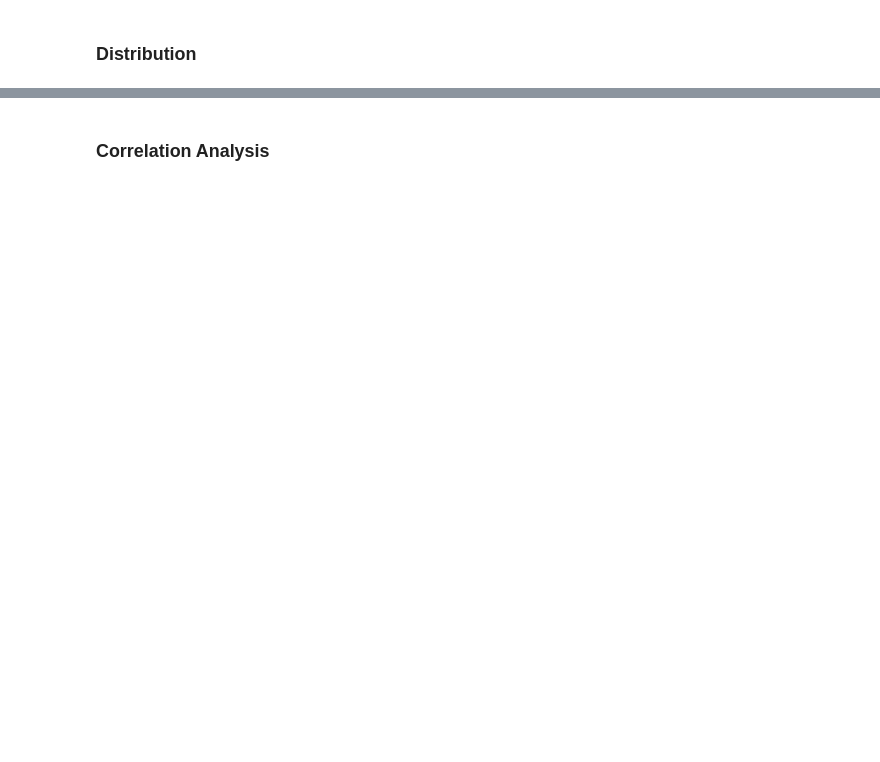
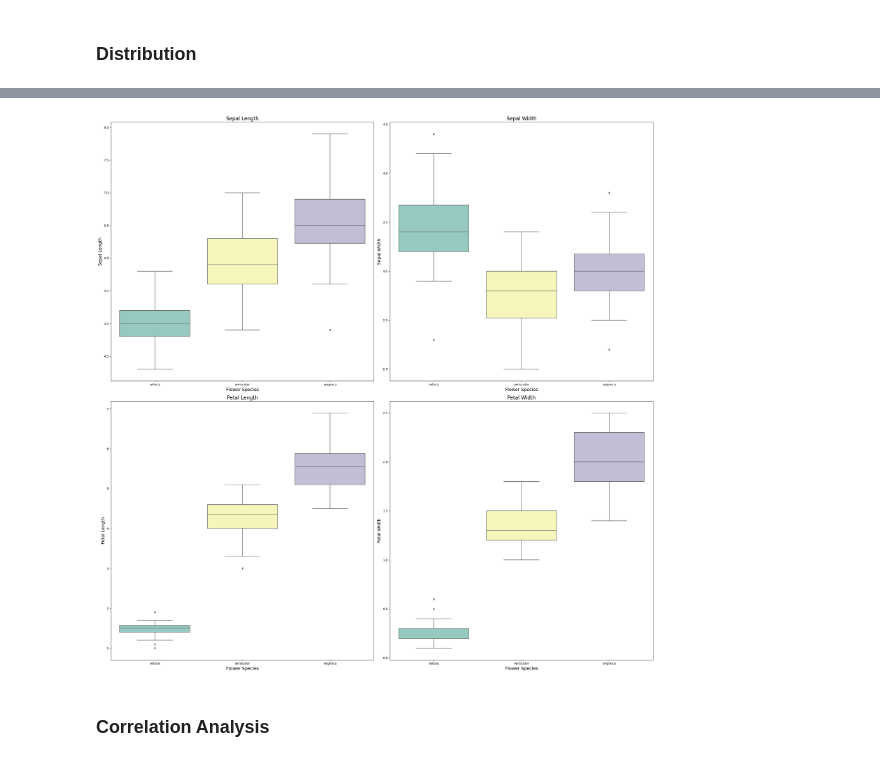
Before and after one commit to FDEgan/Iris_Project, a Jupyter notebook: Analysis.ipynb, the cells around one changed output, grey strips where cells are left out. Cells and saved outputs as stored; diff of their text form; code cells hidden in the pictures; blank space fills up the shorter version.

```diff
--- a/Analysis.ipynb
+++ b/Analysis.ipynb
@@ -660,3 +740,47 @@ plt.show()
+# %%
+a, ax = plt.subplots(2, 2, # Creating a sub plot and
+                    figsize=(25, 25)) # Creating the size of the sub plot
+sns.boxplot(x="species", # Creating a box plot where species is on the x-axis
+            y="sepal_length", # Setting the sepal length to be on the y-axis
+            data=df, # Using data from the data frame
+            ax=ax[0, 0], # Setting the axis this plot is to be on
+            palette='Set3') # Setting the color pallette to use
+ax[0, 0].set_title('Sepal Length', size=16) # Setting the title of the plot and the size
+ax[0, 0].set_xlabel('Flower Species', size=14) # Setting the title of the x-axis and the size
+ax[0, 0].set_ylabel('Sepal Length', size=14) # Setting the title of the y-axis and the size
+
+sns.boxplot(x="species", # Creating a box plot where species is on the x-axis
+            y="sepal_width", # Setting the sepal width to be on the y-axis
+            data=df, # Using data from the data frame
+            ax=ax[0, 1], # Setting the axis this plot is to be on
+            palette='Set3') # Setting the color pallette to use
+ax[0, 1].set_title('Sepal Width', size=16) # Setting the title of the plot and the size
+ax[0, 1].set_xlabel('Flower Species', size=14) # Setting the title of the x-axis and the size
+ax[0, 1].set_ylabel('Sepal Width', size=14) # Setting the title of the y-axis and the size
+
+sns.boxplot(x="species", # Creating a box plot where species is on the x-axis
+            y="petal_length", # Setting the petal length to be on the y-axis
+            data=df, # Using data from the data frame
+            ax=ax[1, 0], # Setting the axis this plot is to be on
+            palette='Set3') # Setting the color pallette to use
+ax[1, 0].set_title('Petal Length', size=16) # Setting the title of the plot and the size
+ax[1, 0].set_xlabel('Flower Species', size=14) # Setting the title of the x-axis and the size
+ax[1, 0].set_ylabel('Petal Length', size=14) # Setting the title of the y-axis and the size
+
+sns.boxplot(x="species", # Creating a box plot where species is on the x-axis
+            y="petal_width", # Setting the petal width to be on the y-axis
+            data=df, # Using data from the data frame
+            ax=ax[1, 1], # Setting the axis this plot is to be on
+            palette='Set3') # Setting the color pallette to use
+ax[1, 1].set_title('Petal Width', size=16) # Setting the title of the plot and the size
+ax[1, 1].set_xlabel('Flower Species', size=14) # Setting the title of the x-axis and the size
+ax[1, 1].set_ylabel('Petal Width', size=14) # Setting the title of the y-axis and the size
+
+plt.tight_layout() # Setting a tight layout so the subplot adjusts as required
+plt.savefig(os.path.join(dist_path, 'BoxPlot.png')) # Saving the plot to the desired folder
+plt.show() # Showing the plot
+# %% [output]
+[figure, added]
 # %% [markdown]
 ### Correlation Analysis
 # %%
```
Also changed, not shown: parts of 32 cells of this notebook.
